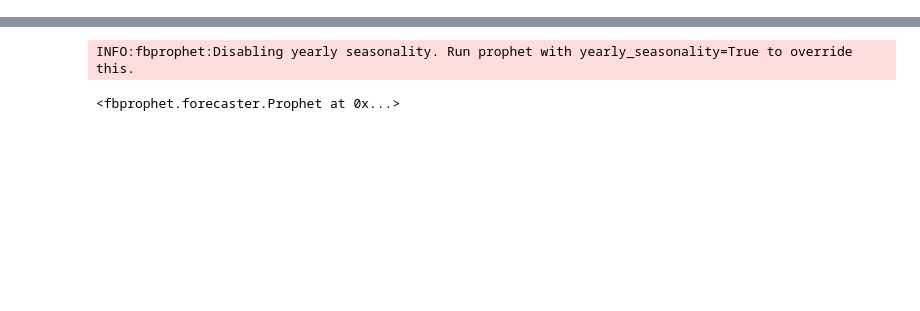
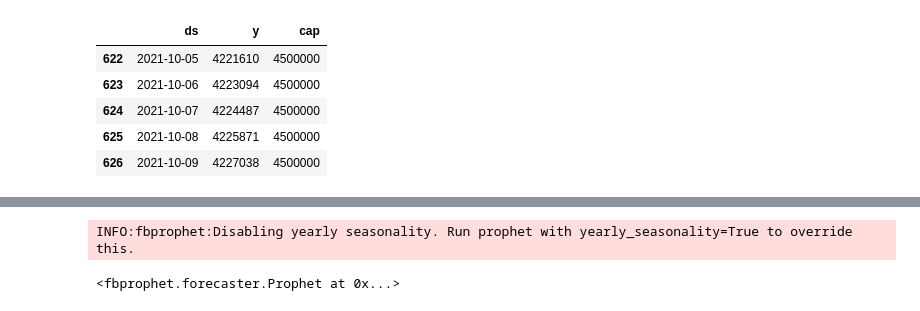
Before and after one commit to elvanselvano/cybertrend-datathon, a Jupyter notebook: modelling/COVID_19_Forecasting_Indonesia_Prophet.ipynb, the cells around one changed output, grey strips where cells are left out. Cells and saved outputs as stored; diff of their text form; code cells hidden in the pictures; blank space fills up the shorter version.

```diff
--- a/modelling/COVID_19_Forecasting_Indonesia_Prophet.ipynb
+++ b/modelling/COVID_19_Forecasting_Indonesia_Prophet.ipynb
@@ -74,0 +102,9 @@ train_data.tail()
+# %%
+test_data.tail()
+# %% [output]
+|  | ds | y | cap |
+| 622 | 2021-10-05 | 4221610 | 4500000 |
+| 623 | 2021-10-06 | 4223094 | 4500000 |
+| 624 | 2021-10-07 | 4224487 | 4500000 |
+| 625 | 2021-10-08 | 4225871 | 4500000 |
+| 626 | 2021-10-09 | 4227038 | 4500000 |
```
Also changed, not shown: parts of 34 cells of this notebook, 1 other file.
